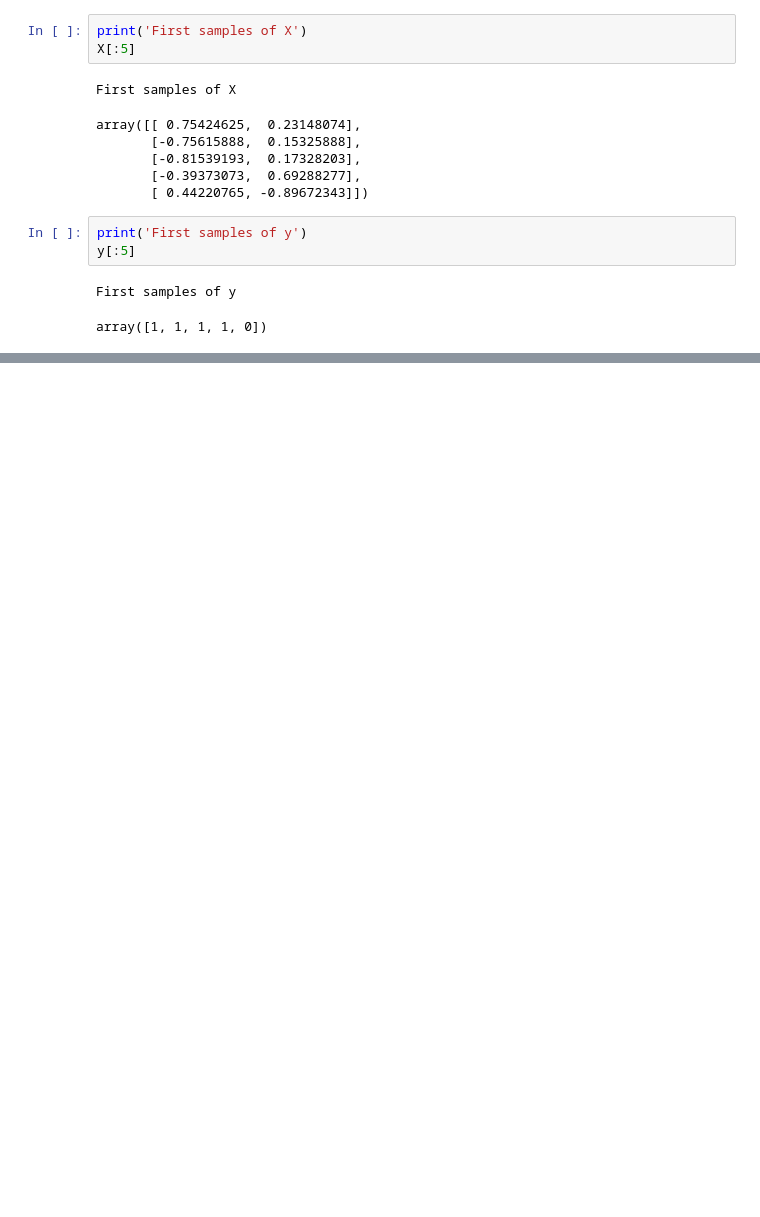
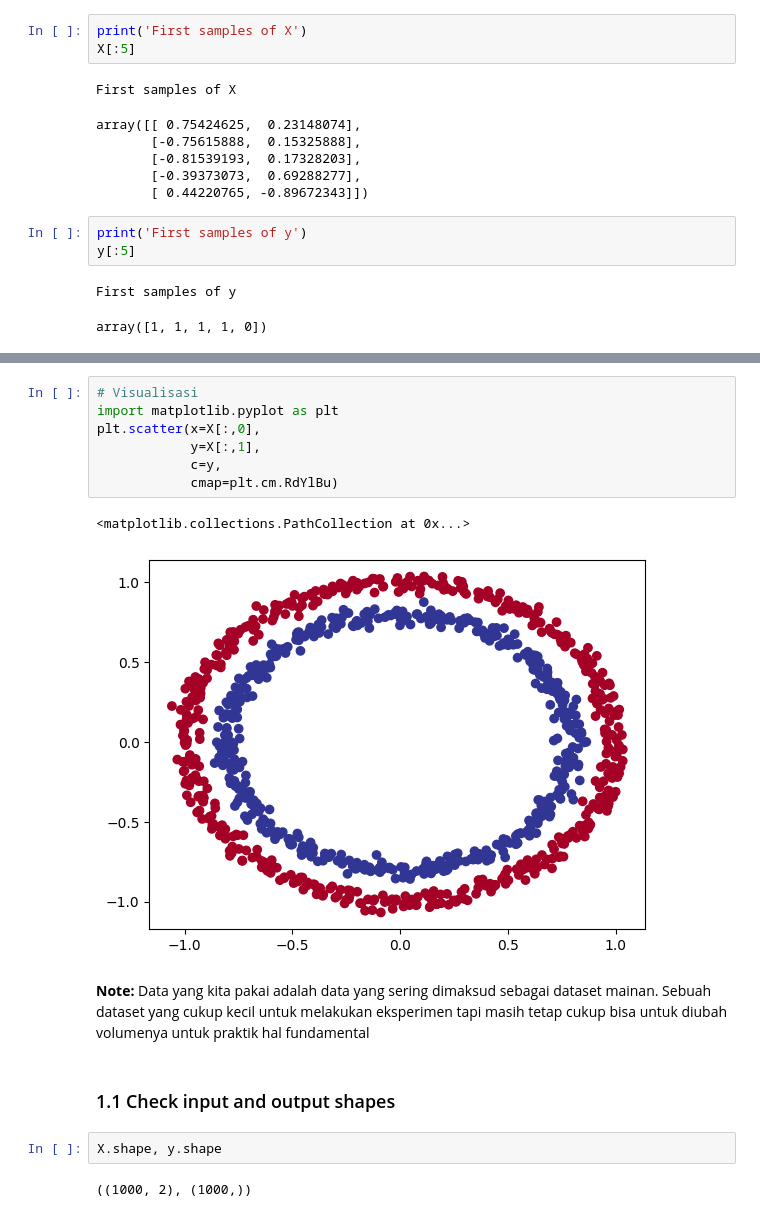
Before and after one commit to SiPilip/pytorch_course, a Jupyter notebook: 02_pytorch_classification.ipynb, the cells around one changed output, grey strips where cells are left out. Cells and saved outputs as stored; diff of their text form; blank space fills up the shorter version.

```diff
--- a/02_pytorch_classification.ipynb
+++ b/02_pytorch_classification.ipynb
@@ -38,0 +59,18 @@ array([1, 1, 1, 1, 0])
+# %%
+# Visualisasi
+import matplotlib.pyplot as plt
+plt.scatter(x=X[:,0],
+            y=X[:,1],
+            c=y,
+            cmap=plt.cm.RdYlBu)
+# %% [output]
+<matplotlib.collections.PathCollection at 0x...>
+[figure, added]
+# %% [markdown]
+**Note:** Data yang kita pakai adalah data yang sering dimaksud sebagai dataset mainan. Sebuah dataset yang cukup kecil untuk melakukan eksperimen tapi masih tetap cukup bisa untuk diubah volumenya untuk praktik hal fundamental
+# %% [markdown]
+### 1.1 Check input and output shapes
+# %%
+X.shape, y.shape
+# %% [output]
+((1000, 2), (1000,))
```
Also changed, not shown: parts of 13 cells of this notebook.
